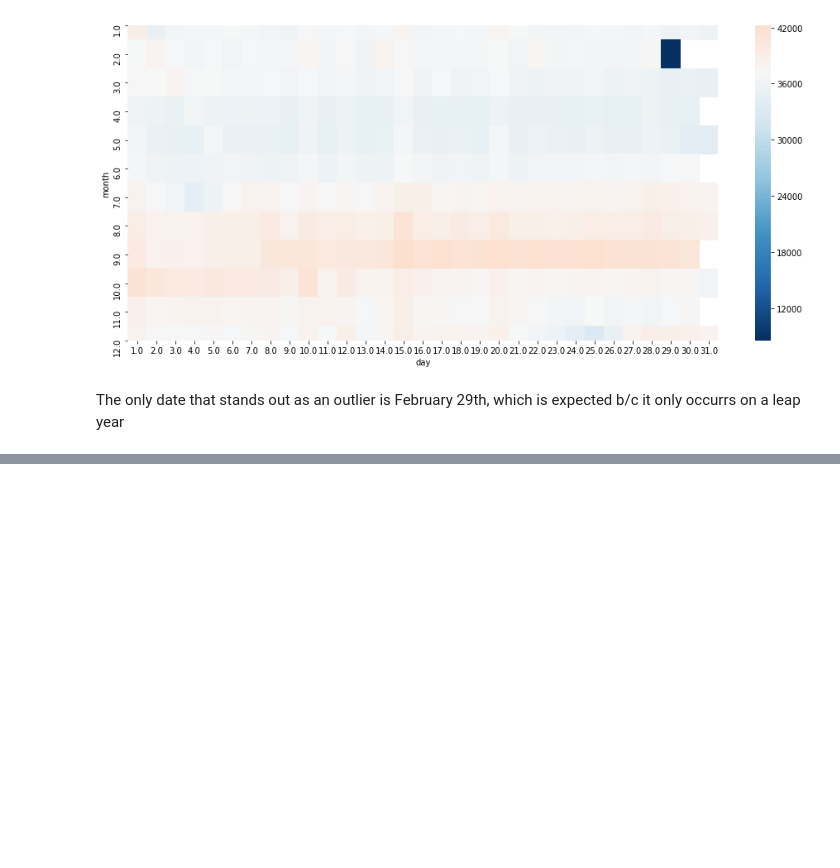
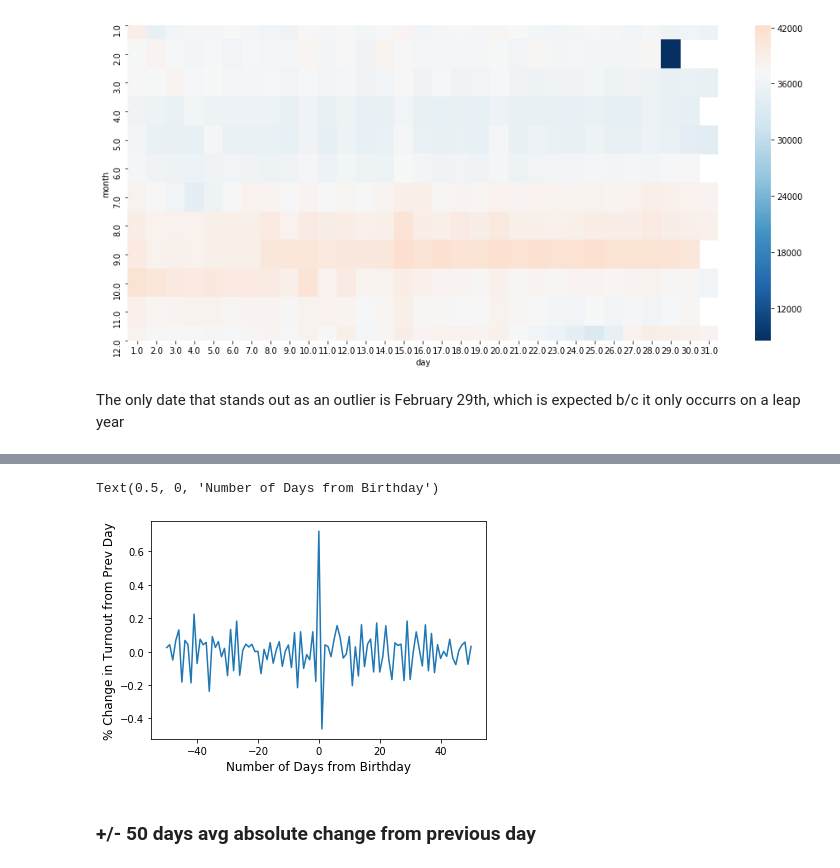
Before and after one commit to soodoku/birthday_voter, a Jupyter notebook: scripts/fl_voter_birthday.ipynb, the cells around one changed output, grey strips where cells are left out. Cells and saved outputs as stored; diff of their text form; code cells hidden in the pictures; blank space fills up the shorter version.

```diff
--- a/scripts/fl_voter_birthday.ipynb
+++ b/scripts/fl_voter_birthday.ipynb
@@ -417,0 +353,10 @@ plt.ylim(-1,.85)
+# %%
+avg_change_from_prev_day = pd.DataFrame(turnout_change_from_prev_day.groupby('days').voted.mean())
+sns.lineplot(x=avg_change_from_prev_day.index, y=avg_change_from_prev_day.voted)
+plt.ylabel('% Change in Turnout from Prev Day', fontsize=12)
+plt.xlabel('Number of Days from Birthday', fontsize=12)
+# %% [output]
+Text(0.5, 0, 'Number of Days from Birthday')
+[figure, added]
+# %% [markdown]
+### +/- 50 days avg absolute change from previous day
```
Also changed, not shown: parts of 118 cells of this notebook, 6 other files.
